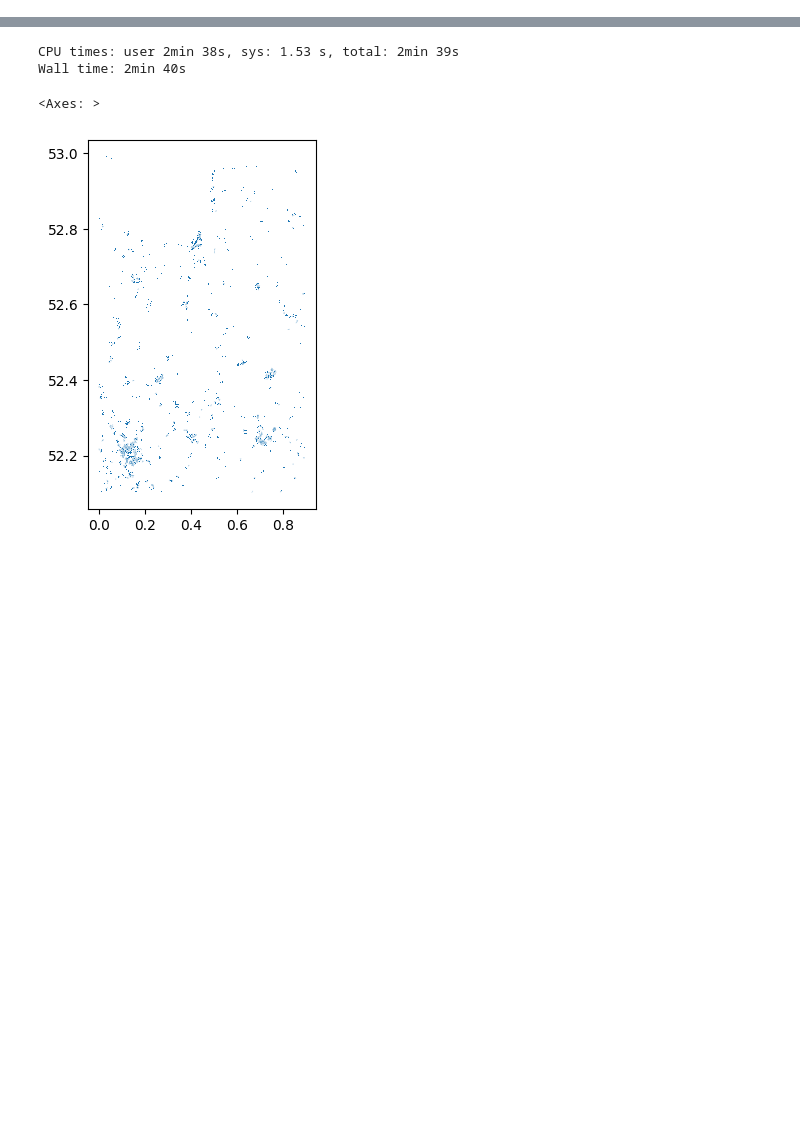
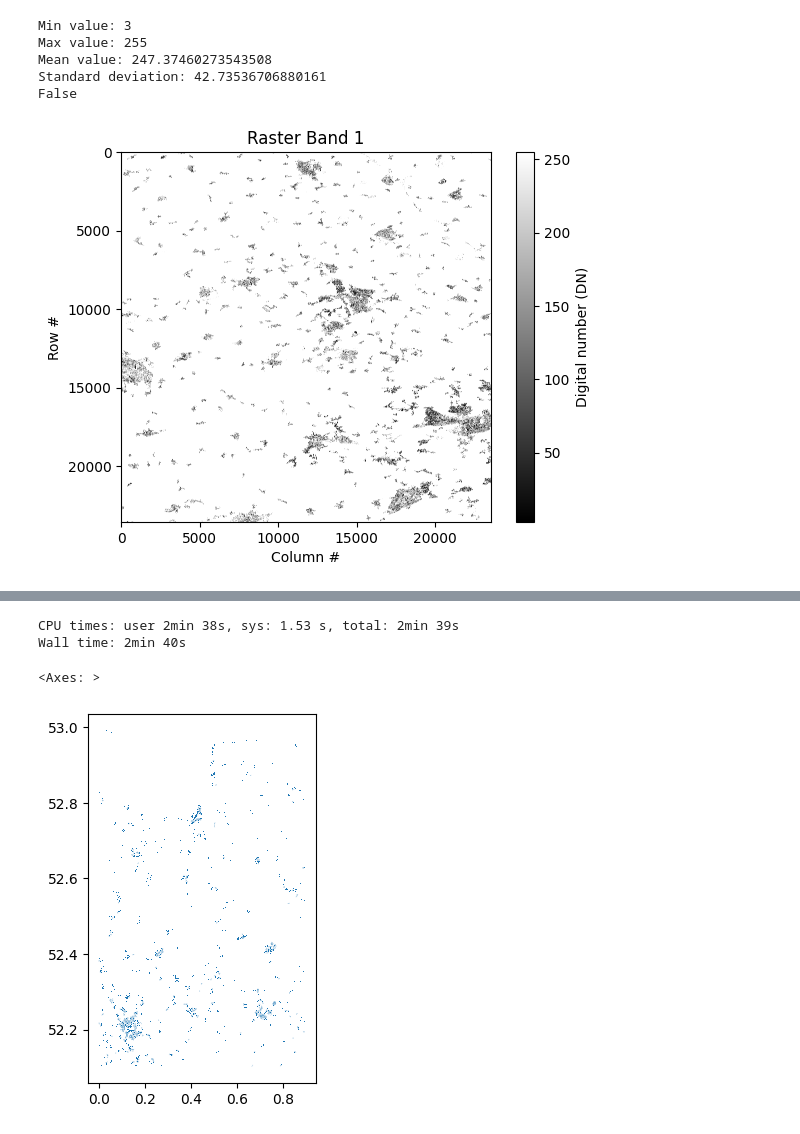
Before and after one commit to sdgresearch/3-30-300-analysis, a Jupyter notebook: notebooks/raster_operations.ipynb, the cells around one changed output, grey strips where cells are left out. Saved outputs shown, nothing was run; the diff lists cells and outputs as text; code cells hidden in the pictures; blank space fills up the shorter version.

```diff
--- a/notebooks/raster_operations.ipynb
+++ b/notebooks/raster_operations.ipynb
@@ -21,0 +81,17 @@ uk_planet_folder = IMAGERY_FOLDER / "UK_planet_height"
+# %%
+# Path to your VRT created earlier
+vrt_path = IMAGERY_FOLDER / "UK_planet_height_dissolved" / "UK_planet_height_dissolved.vrt"
+
+# Load the primary layer
+primary_layer_path = MASK_FOLDER / "GB_grids/5km_grid_region.shp"
+primary_layer = gpd.read_file(primary_layer_path)
+
+# Extract extents (bounding boxes) of each feature
+extents = primary_layer.geometry.bounds
+
+uk_planet_folder = MASK_FOLDER / "UK_building_height_dissolved"
+# Paths to your secondary layers
+
+secondary_layer_dirs = [dir for dir in uk_planet_folder.glob('*/') if dir.is_dir]
+secondary_layer_paths = list(secondary_layer_dirs[0].glob('*.gpkg'))
+# 7302 .gpkg files
@@ -21,0 +101,3 @@ uk_planet_folder = IMAGERY_FOLDER / "UK_planet_height"
+# %%
+secondary_layer_dirs.sort()
+secondary_layer_dirs
@@ -21,0 +161,35 @@ uk_planet_folder = IMAGERY_FOLDER / "UK_planet_height"
+# %%
+tif_path = "/Users/ancazugo/Library/CloudStorage/GoogleDrive-acz25@cam.ac.uk/My Drive/PhD Thesis/data/imagery/UK_planet_height_dissolved_tile_fast/hp/UK_planet_height_dissolved_tile_HP40NE.tif"
+tif_path = "/Users/ancazugo/Library/CloudStorage/GoogleDrive-acz25@cam.ac.uk/My Drive/PhD Thesis/data/imagery/UK_planet_height_dissolved/ps_PSScene4Band_2019_-0002_00057_154_265_composite_lshm_processed_masked.tif"
+
+with rasterio.open(tif_path) as src:
+    # Read the first band (assuming your data of interest is in the first band)
+    band1 = src.read(1)
+
+    # Calculate statistics
+    min_value = band1.min()
+    max_value = band1.max()
+    mean_value = band1.mean()
+    std_dev = band1.std()
+
+    print(f"Min value: {min_value}")
+    print(f"Max value: {max_value}")
+    print(f"Mean value: {mean_value}")
+    print(f"Standard deviation: {std_dev}")
+
+    print(min_value == max_value == mean_value)
+
+    # Plot the band using matplotlib
+    plt.imshow(band1, cmap='gray')  # Change 'gray' to another colormap if you prefer
+    plt.colorbar(label='Digital number (DN)')
+    plt.title('Raster Band 1')
+    plt.xlabel('Column #')
+    plt.ylabel('Row #')
+    plt.show()
+# %% [output]
+Min value: 3
+Max value: 255
+Mean value: 247.37460273543508
+Standard deviation: 42.73536706880161
+False
+[figure, added]
```
Also changed, not shown: parts of 10 cells of this notebook, 2 other files.
